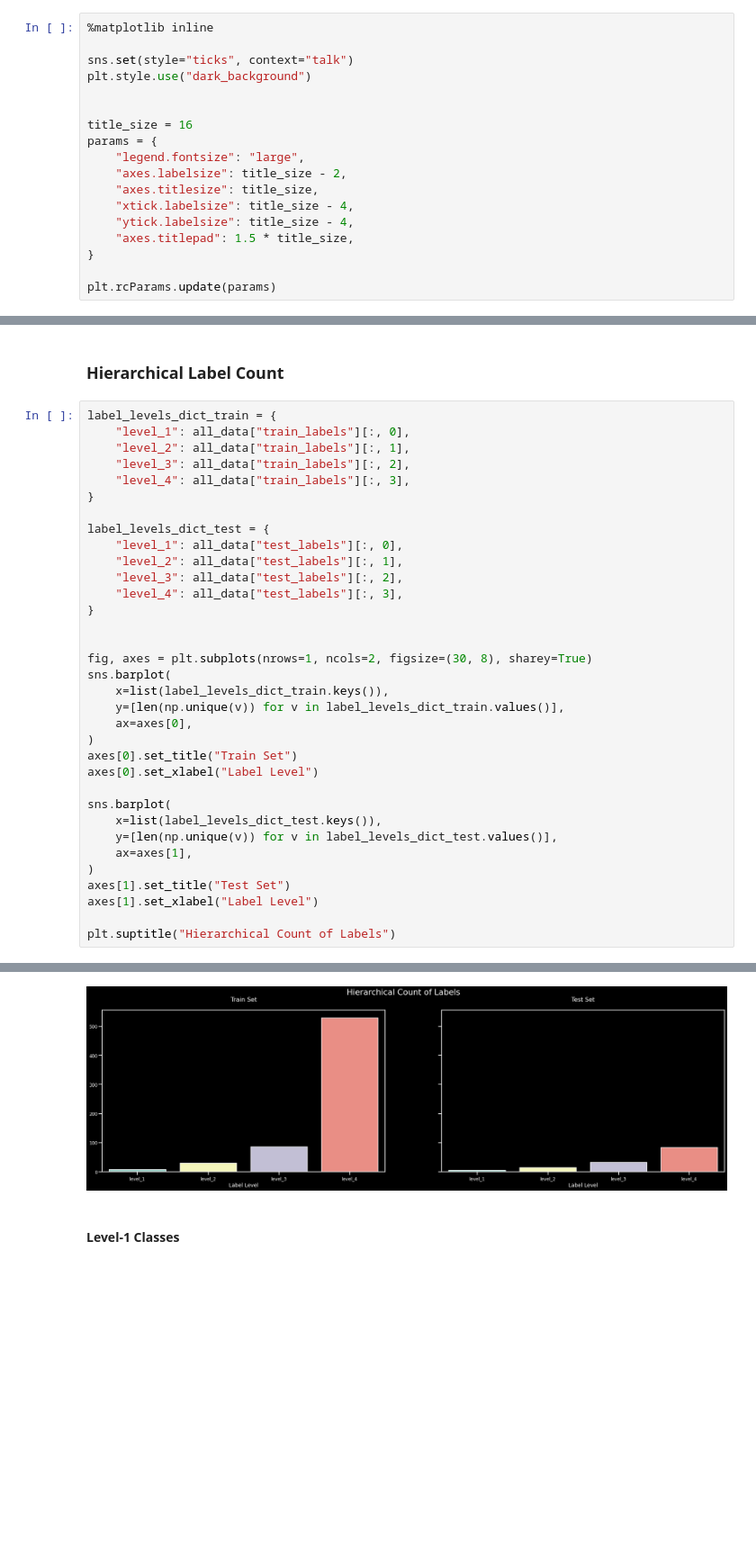
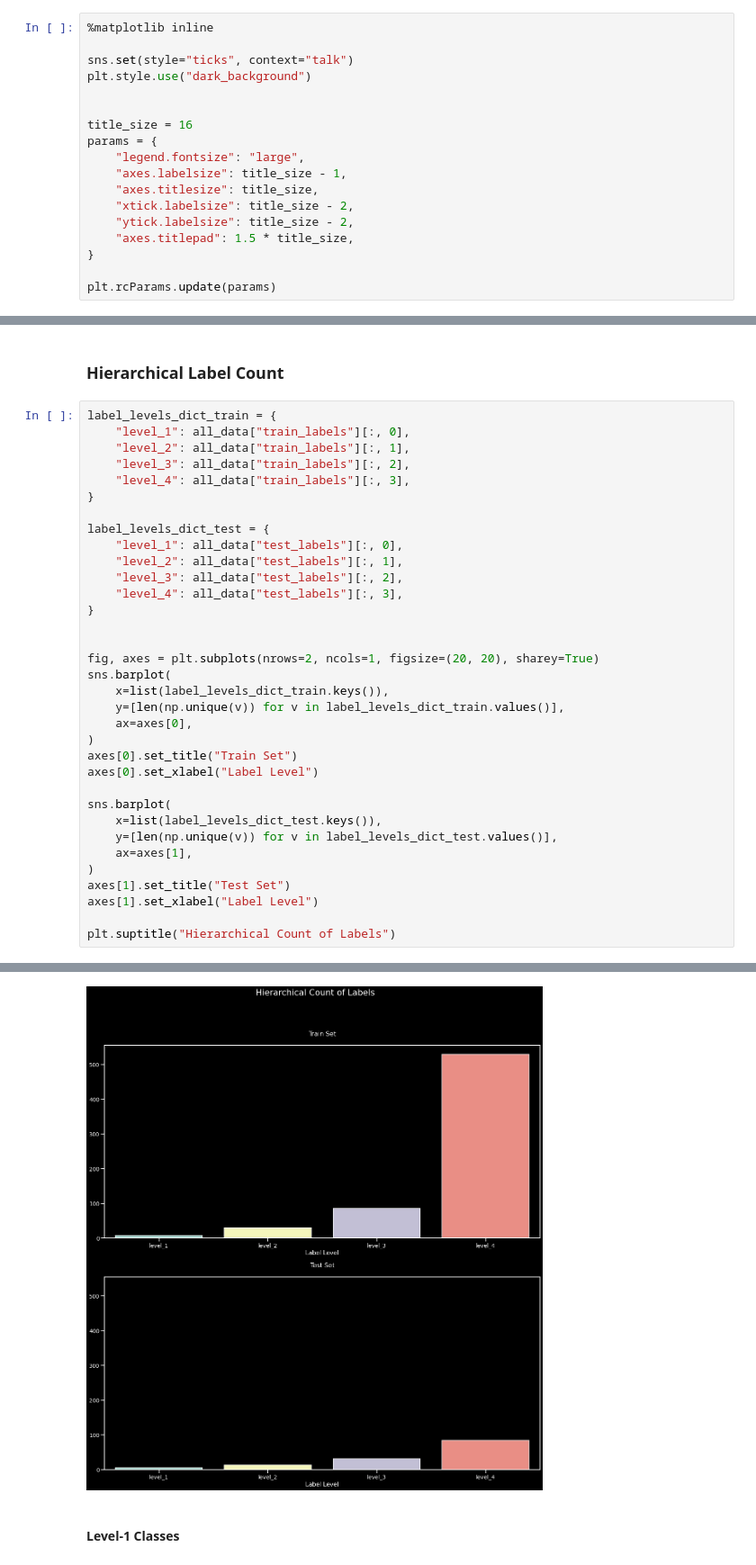
Before and after one commit to theairbend3r/decoding-thoughts, a Jupyter notebook: notebooks/01_exploratory_analysis.ipynb, the cells around one changed output, grey strips where cells are left out. Shown at 90% size. Drawn from its saved outputs; the diff is of its cells as text; blank space fills up the shorter version.

```diff
--- a/notebooks/01_exploratory_analysis.ipynb
+++ b/notebooks/01_exploratory_analysis.ipynb
@@ -18,10 +18,10 @@ plt.style.use("dark_background")
 title_size = 16
 params = {
     "legend.fontsize": "large",
-    "axes.labelsize": title_size - 2,
+    "axes.labelsize": title_size - 1,
     "axes.titlesize": title_size,
-    "xtick.labelsize": title_size - 4,
-    "ytick.labelsize": title_size - 4,
+    "xtick.labelsize": title_size - 2,
+    "ytick.labelsize": title_size - 2,
     "axes.titlepad": 1.5 * title_size,
 }
 
@@ -86,35 +86,35 @@ label_levels_dict_train = {
     "level_4": all_data["train_labels"][:, 3],
 }
 
 label_levels_dict_test = {
     "level_1": all_data["test_labels"][:, 0],
     "level_2": all_data["test_labels"][:, 1],
     "level_3": all_data["test_labels"][:, 2],
     "level_4": all_data["test_labels"][:, 3],
 }
 
 
-fig, axes = plt.subplots(nrows=1, ncols=2, figsize=(30, 8), sharey=True)
+fig, axes = plt.subplots(nrows=2, ncols=1, figsize=(20, 20), sharey=True)
 sns.barplot(
     x=list(label_levels_dict_train.keys()),
     y=[len(np.unique(v)) for v in label_levels_dict_train.values()],
     ax=axes[0],
 )
 axes[0].set_title("Train Set")
 axes[0].set_xlabel("Label Level")
 
 sns.barplot(
     x=list(label_levels_dict_test.keys()),
     y=[len(np.unique(v)) for v in label_levels_dict_test.values()],
     ax=axes[1],
 )
 axes[1].set_title("Test Set")
 axes[1].set_xlabel("Label Level")
 
 plt.suptitle("Hierarchical Count of Labels")
 # %% [output]
 Text(0.5, 0.98, 'Hierarchical Count of Labels')
-[figure, old version]
+[figure, new version]
 # %% [markdown]
 #### Level-1 Classes
 # %% [markdown]
```
Also changed, not shown: parts of 7 cells of this notebook, 4 other files.
